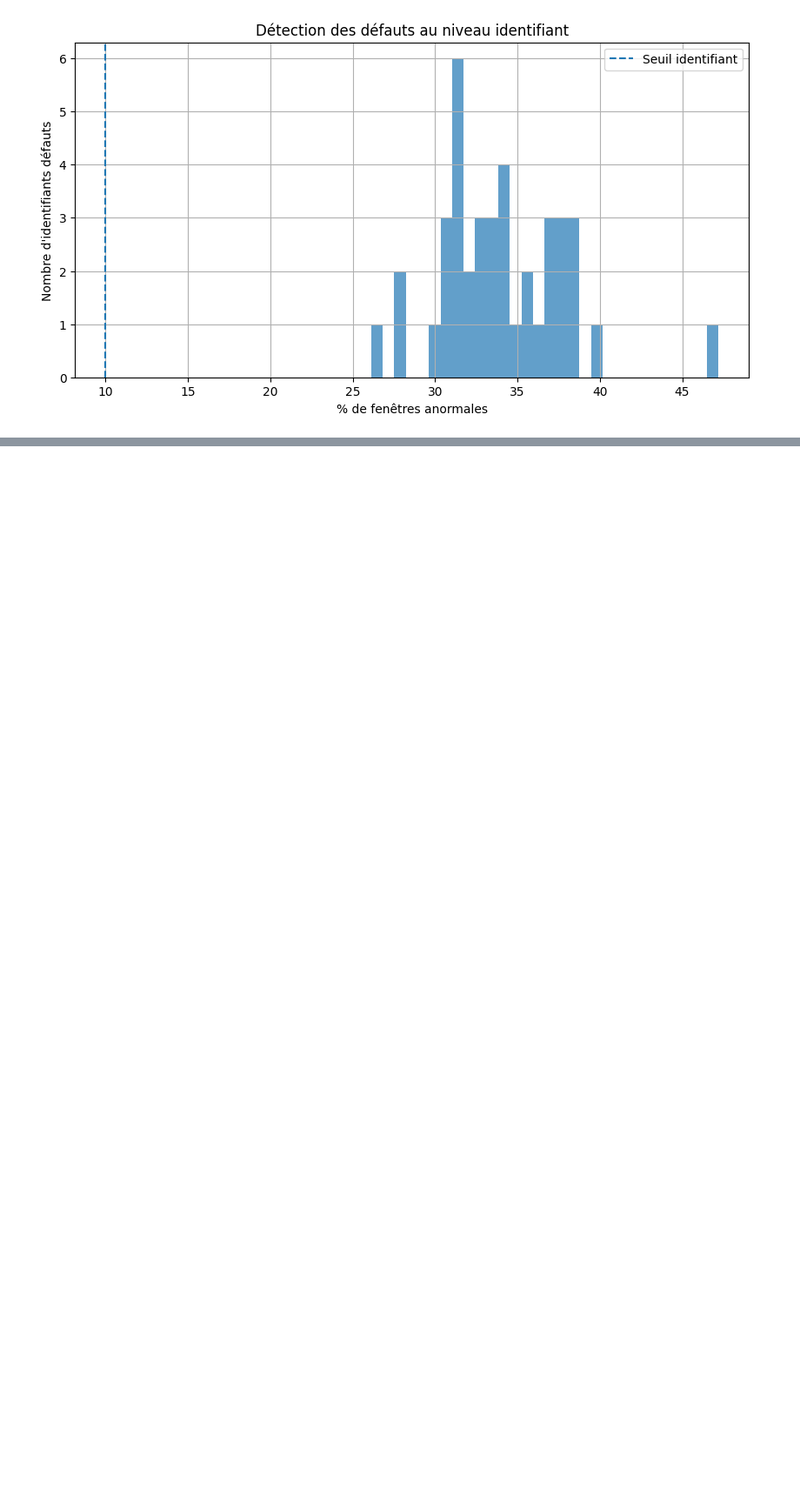
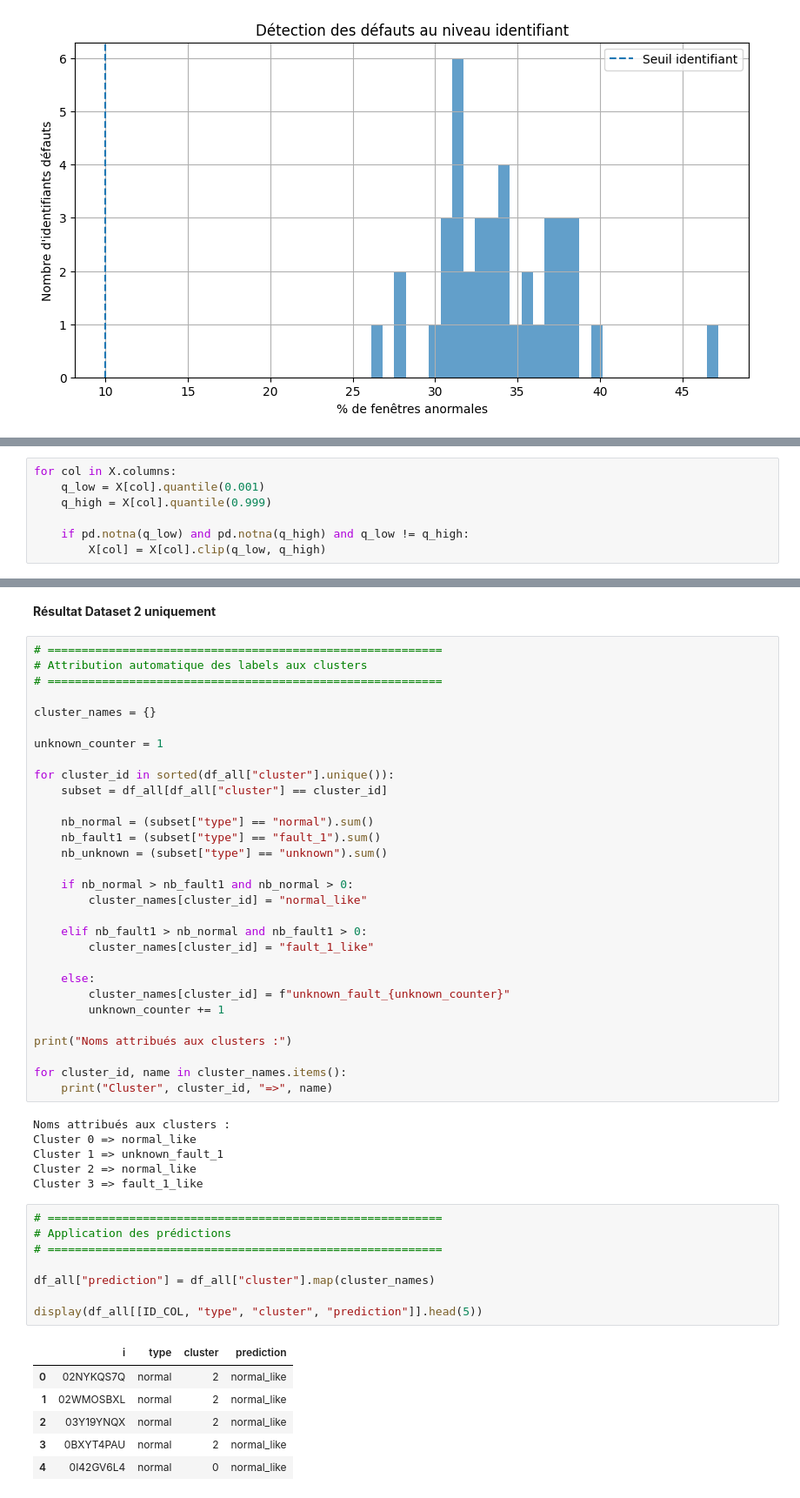
Before and after one commit to louay-git/EI_Stellantis, a Jupyter notebook: dataset0/test.ipynb, the cells around one changed output, grey strips where cells are left out. Shown at 87% size. Saved outputs shown, nothing was run; the diff lists cells and outputs as text; blank space fills up the shorter version.

```diff
--- a/dataset0/test.ipynb
+++ b/dataset0/test.ipynb
@@ -540,0 +773,7 @@ plt.show()
+# %%
+for col in X.columns:
+    q_low = X[col].quantile(0.001)
+    q_high = X[col].quantile(0.999)
+
+    if pd.notna(q_low) and pd.notna(q_high) and q_low != q_high:
+        X[col] = X[col].clip(q_low, q_high)
@@ -540,0 +873,53 @@ plt.show()
+# %% [markdown]
+**Résultat Dataset 2 uniquement**
+# %%
+# ==========================================================
+# Attribution automatique des labels aux clusters
+# ==========================================================
+
+cluster_names = {}
+
+unknown_counter = 1
+
+for cluster_id in sorted(df_all["cluster"].unique()):
+    subset = df_all[df_all["cluster"] == cluster_id]
+
+    nb_normal = (subset["type"] == "normal").sum()
+    nb_fault1 = (subset["type"] == "fault_1").sum()
+    nb_unknown = (subset["type"] == "unknown").sum()
+
+    if nb_normal > nb_fault1 and nb_normal > 0:
+        cluster_names[cluster_id] = "normal_like"
+
+    elif nb_fault1 > nb_normal and nb_fault1 > 0:
+        cluster_names[cluster_id] = "fault_1_like"
+
+    else:
+        cluster_names[cluster_id] = f"unknown_fault_{unknown_counter}"
+        unknown_counter += 1
+
+print("Noms attribués aux clusters :")
+
+for cluster_id, name in cluster_names.items():
+    print("Cluster", cluster_id, "=>", name)
+# %% [output]
+Noms attribués aux clusters :
+Cluster 0 => normal_like
+Cluster 1 => unknown_fault_1
+Cluster 2 => normal_like
+Cluster 3 => fault_1_like
+# %%
+# ==========================================================
+# Application des prédictions
+# ==========================================================
+
+df_all["prediction"] = df_all["cluster"].map(cluster_names)
+
+display(df_all[[ID_COL, "type", "cluster", "prediction"]].head(5))
+# %% [output]
+|  | i | type | cluster | prediction |
+| 0 | 02NYKQS7Q | normal | 2 | normal_like |
+| 1 | 02WMOSBXL | normal | 2 | normal_like |
+| 2 | 03Y19YNQX | normal | 2 | normal_like |
+| 3 | 0BXYT4PAU | normal | 2 | normal_like |
+| 4 | 0I42GV6L4 | normal | 0 | normal_like |
```
Also changed, not shown: parts of 35 cells of this notebook.
